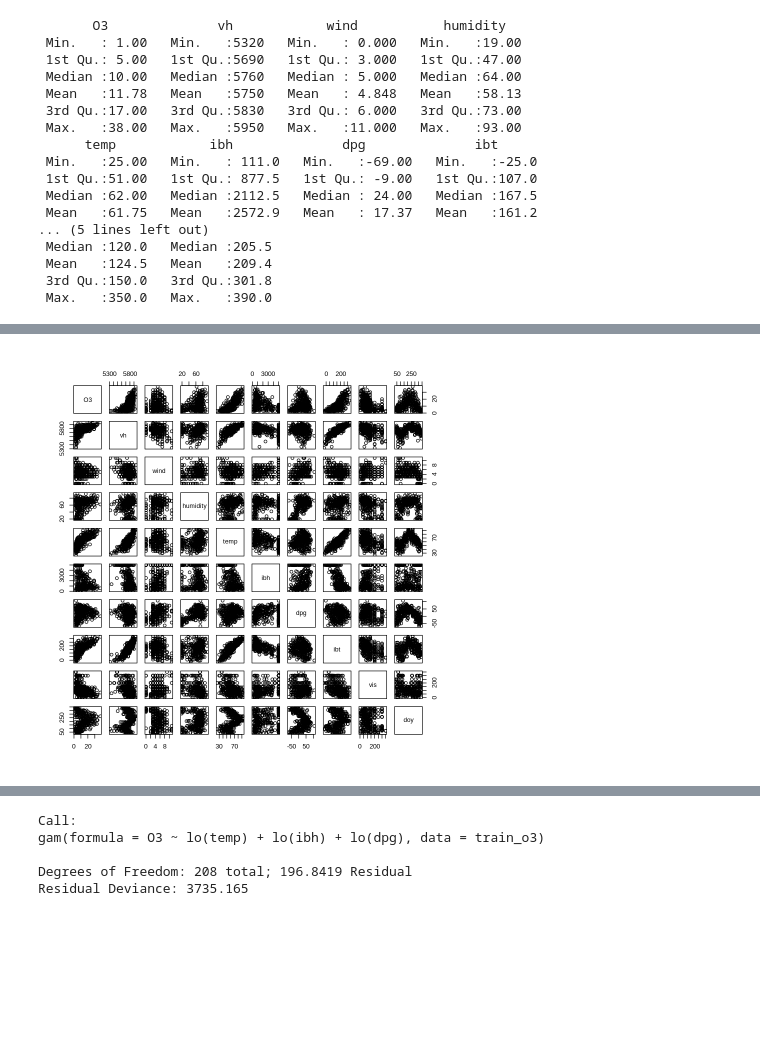
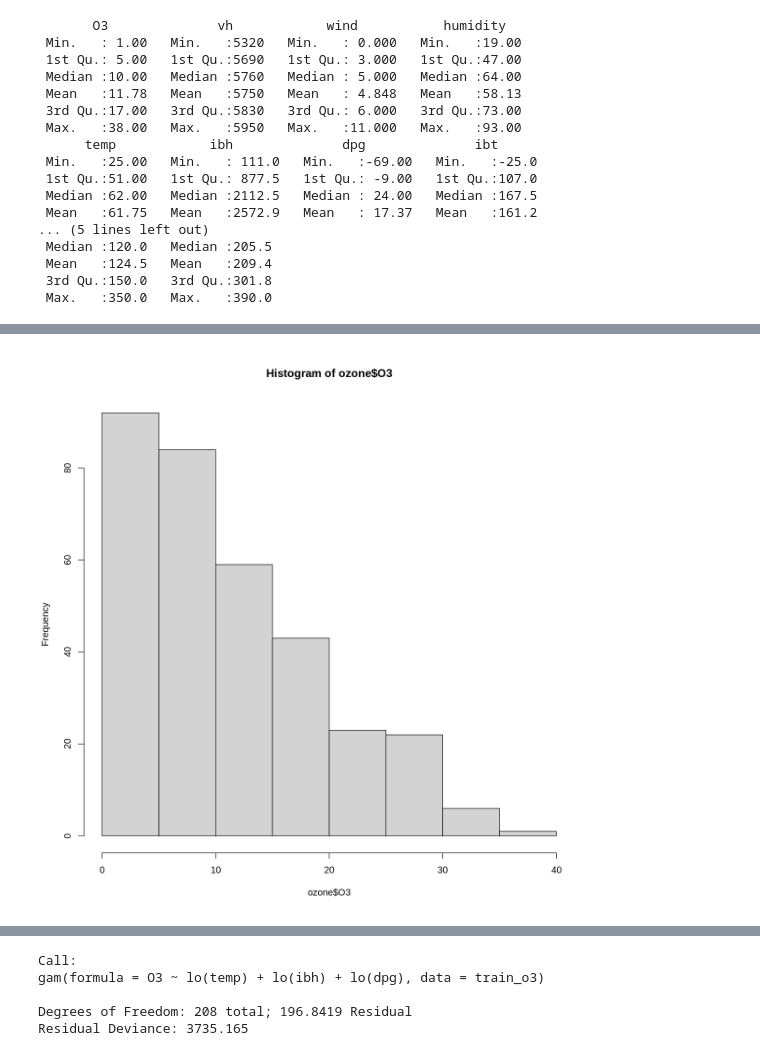
Before and after one commit to kamclar/statisticka_analyza_dat_cviceni, a Jupyter notebook: Lesson_11.ipynb, the cells around one changed output, grey strips where cells are left out. Cells and saved outputs as stored; diff of their text form; code cells hidden in the pictures; blank space fills up the shorter version.

```diff
--- a/Lesson_11.ipynb
+++ b/Lesson_11.ipynb
@@ -315,4 +335,5 @@ hist(ozone$O3)
-# %%
-pairs(ozone)
-# %% [output]
-[figure, removed]
+# %%
+fig(10, 10)
+hist(ozone$O3)
+# %% [output]
+[figure, added]
```
Also changed, not shown: parts of 10 cells of this notebook.
